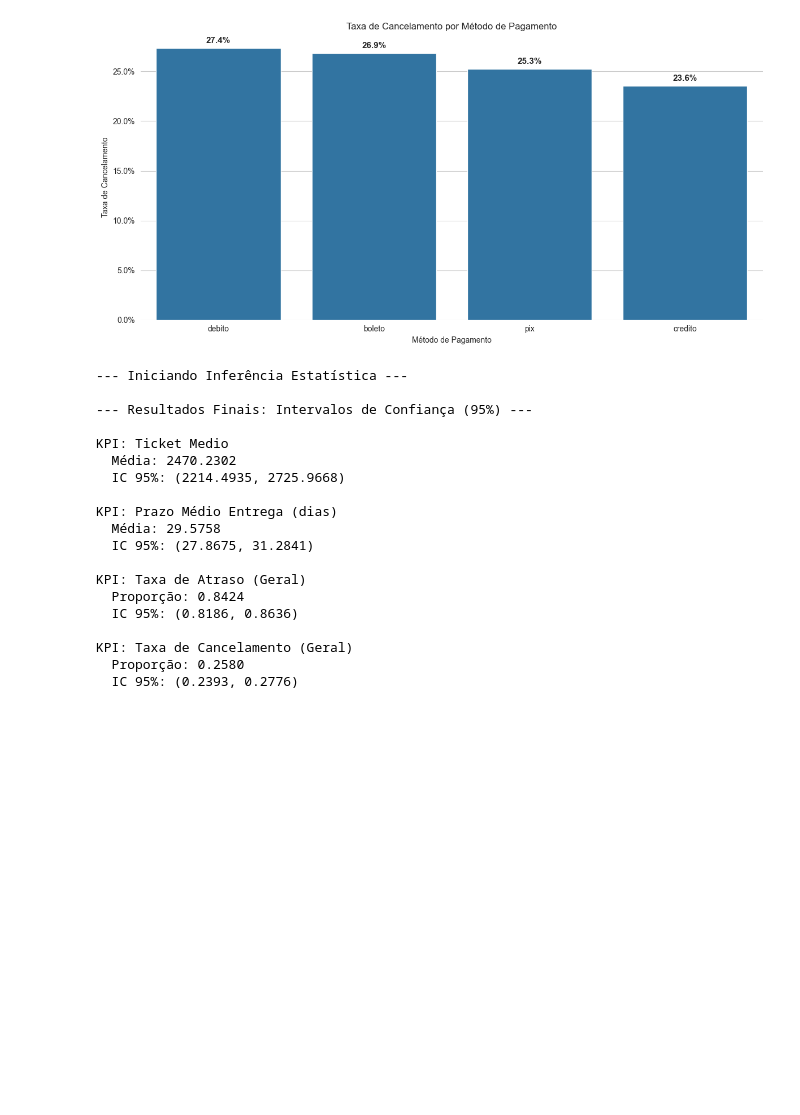
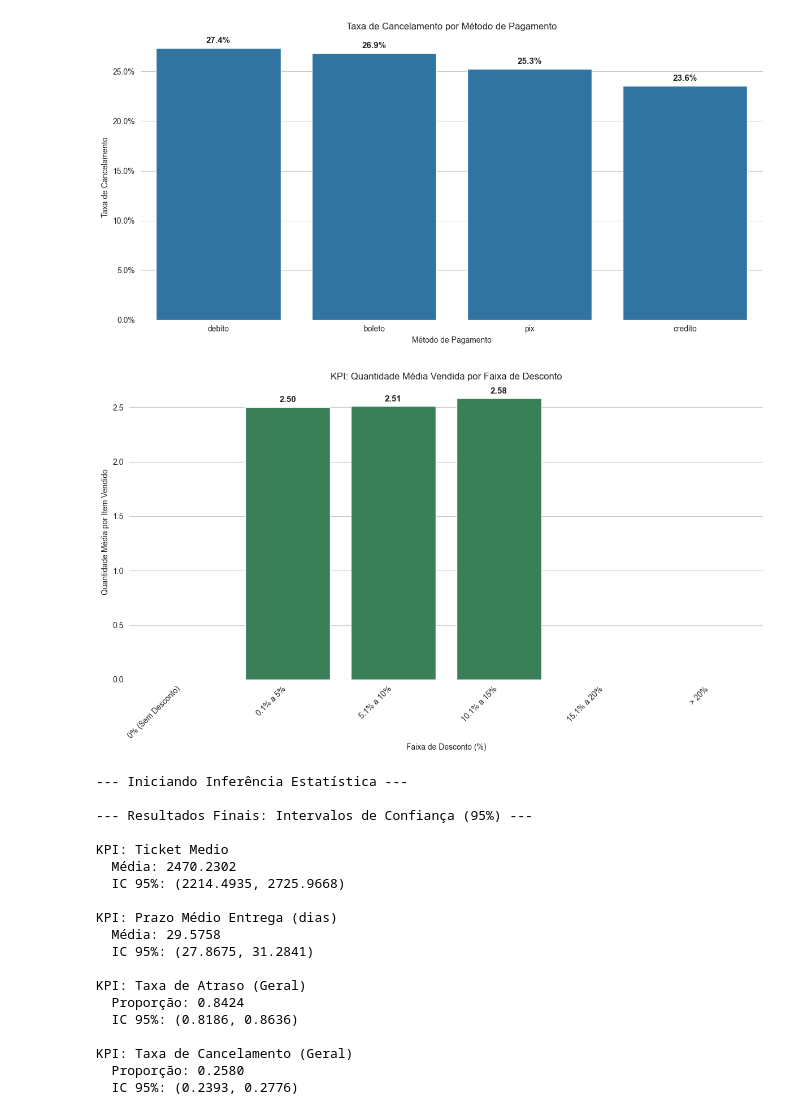
Before and after one commit to kaykyDias04/analytical-report-Statistics-Grade, a Jupyter notebook: ETL.ipynb, the cells around one changed output. Drawn from its saved outputs; the diff is of its cells as text; code cells hidden in the pictures; blank space fills up the shorter version.

Commit message:
Adição de kpi e gráfico de elasticidade qtd media vendida / desconto

```diff
--- a/ETL.ipynb
+++ b/ETL.ipynb
@@ -16,6 +16,11 @@ df_delivery = pd.read_csv('../analytical-report/data/DIM_Delivery.csv')
 df_customer = pd.read_csv('../analytical-report/data/DIM_Customer.csv')
 df_shopping = pd.read_csv('../analytical-report/data/DIM_Shopping.csv')
 df_products = pd.read_csv('../analytical-report/data/DIM_Products.csv')
+# %%
+df_orders_kpi = df_orders[['Id', 'Discount', 'Subtotal', 'Purchase_Status']]
+df_shopping_kpi = df_shopping[['Id', 'Quantity']]
+
+df_elasticity = pd.merge(df_orders_kpi, df_shopping_kpi, on='Id', how='inner')
 # %%
 df_shopping['Product_Key'] = df_shopping['Item_ID'].str.split(',').str[1]
 
@@ -335,6 +383,43 @@ plt.tight_layout()
 plt.show()
 # %% [output]
 [figure]
+# %%
+# Análise de Elasticidade de Preço (Desconto vs. Quantidade Vendida)
+
+plt.figure(figsize=(12, 7))
+
+# Usamos 'seagreen' como uma cor sugestiva (dinheiro)
+ax = sns.barplot(
+    data=kpi_elasticidade,
+    x='faixa_desconto',
+    y='Quantity',
+    color='seagreen'
+)
+
+# Adicionar rótulos de dados
+for p in ax.patches:
+    height = p.get_height()
+    # '{:.2f}' formata o número com 2 casas decimais (ex: "1.25")
+    ax.annotate(
+        f'{height:.2f}',
+        (p.get_x() + p.get_width() / 2., height),
+        ha='center',
+        va='center',
+        xytext=(0, 9),
+        textcoords='offset points',
+        fontsize=11,
+        fontweight='bold'
+    )
+
+plt.title('KPI: Quantidade Média Vendida por Faixa de Desconto')
+plt.xlabel('Faixa de Desconto (%)')
+plt.ylabel('Quantidade Média por Item Vendido')
+plt.xticks(rotation=45, ha='right')
+sns.despine(left=True, bottom=True)
+plt.tight_layout()
+plt.show()
+# %% [output]
+[figure, added]
 # %%
 print("\n--- Iniciando Inferência Estatística ---")
 
```
Also changed, not shown: parts of 5 cells of this notebook.
